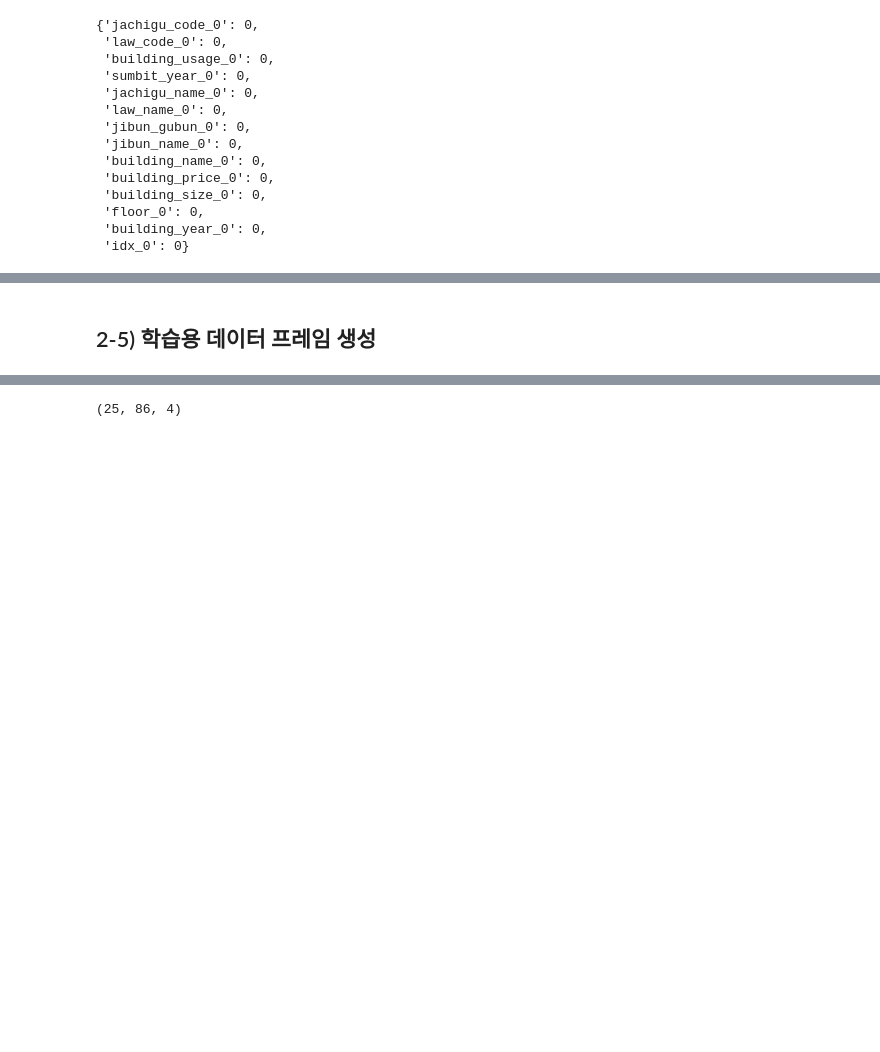
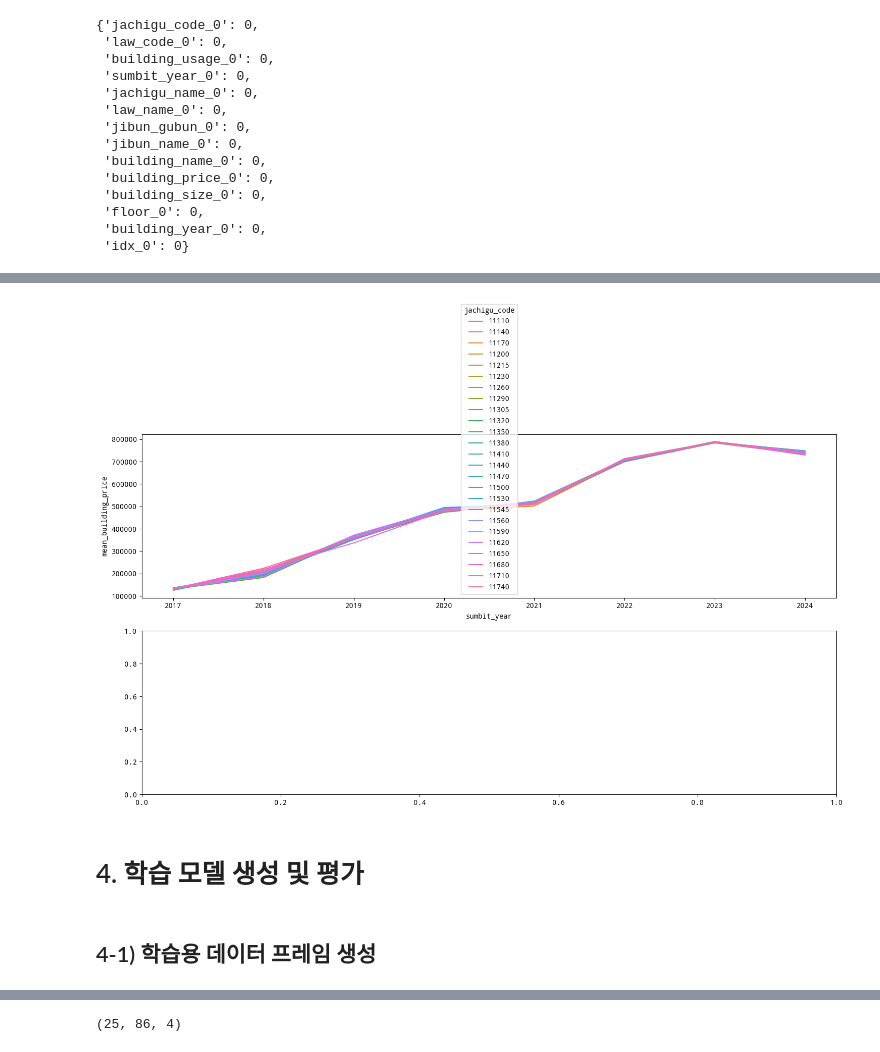
Before and after one commit to ZeroJoon2/aws_test, a Jupyter notebook: src/project/project_submit.ipynb, the cells around one changed output, grey strips where cells are left out. Cells and saved outputs as stored; diff of their text form; code cells hidden in the pictures; blank space fills up the shorter version.

```diff
--- a/src/project/project_submit.ipynb
+++ b/src/project/project_submit.ipynb
@@ -281,5 +307,6 @@ df_tbAPTPrice = df_tbAPTPrice.join(tmp_df, on = ['jachigu_code', 'law_code', 'bu
                             .withColumn('building_year'
                                           , when(col('building_year').isNull(), col('avg_building_year'))\
                            .otherwise(col('building_year'))
-                                        )\
-                            .persist()
+                                        )
+
+df_tbAPTPrice.persist()
@@ -348,5 +377,6 @@ df_tbAPTPrice = df_tbAPTPrice.join(tmp_df, on = ['jachigu_code', 'law_code', 'bu
                             .withColumn('building_year'
                                           , when(col('building_year') ==0, 'avg_building_year')\
                            .otherwise(col('building_year'))
-                                        )\
-                            .persist()
+                                        )
+
+df_tbAPTPrice.persist()
@@ -402,5 +434,5 @@ df_tbAPTPrice = df_tbAPTPrice.withColumn('building_name'
                                         , when(col('building_name') == 0
                                                , concat(col('jachigu_name'), lit('_'), col('law_name'), lit('_'), col('building_usage'), lit('_'), lit('이름없음')))\
                             .otherwise(col('building_name'))\
-                                        )\
-                            .persist()
+                                        )
+df_tbAPTPrice.persist()
@@ -447,0 +486,6 @@ df_tbAPTPrice.createOrReplaceTempView('tmp_view')
+# %%
+pd_df = df_tbAPTPrice.toPandas()
+
+pd_df.sort_values(by = ['sumbit_year', 'idx'], inplace = True)
+
+pd_df.shape, pd_df.dtypes, pd_df.columns
@@ -448,5 +546,25 @@ df_tbAPTPrice.createOrReplaceTempView('tmp_view')
+# %%
+plt.figure(figsize = (15,10))
+
+axes1 = plt.subplot(2,1,1)
+sns.lineplot(data = pd_df.groupby(['jachigu_code','sumbit_year']).mean('building_price').reset_index().rename(columns = {'idx' : 'mean_building_price'})
+            , x = pd_df.groupby(['jachigu_code','sumbit_year']).mean('building_price').reset_index().rename(columns = {'idx' : 'mean_building_price'})['sumbit_year']
+            , y = pd_df.groupby(['jachigu_code','sumbit_year']).mean('building_price').reset_index().rename(columns = {'idx' : 'mean_building_price'})['mean_building_price']
+            , hue = pd_df.groupby(['jachigu_code','sumbit_year']).mean('building_price').reset_index().rename(columns = {'idx' : 'mean_building_price'})['jachigu_code'])
+
+
+
+axes2 = plt.subplot(2,1,2)
+
+
+plt.tight_layout()
+plt.show()
+# %% [output]
+[figure, added]
+# %% [markdown]
+# 4. 학습 모델 생성 및 평가
 # %% [markdown]
-## 2-5) 학습용 데이터 프레임 생성
+## 4-1) 학습용 데이터 프레임 생성
 # %%
 df_forML = df_tbAPTPrice.drop('jachigu_name'
                    , 'law_name'
```
Also changed, not shown: parts of 48 cells of this notebook, 3 other files.
